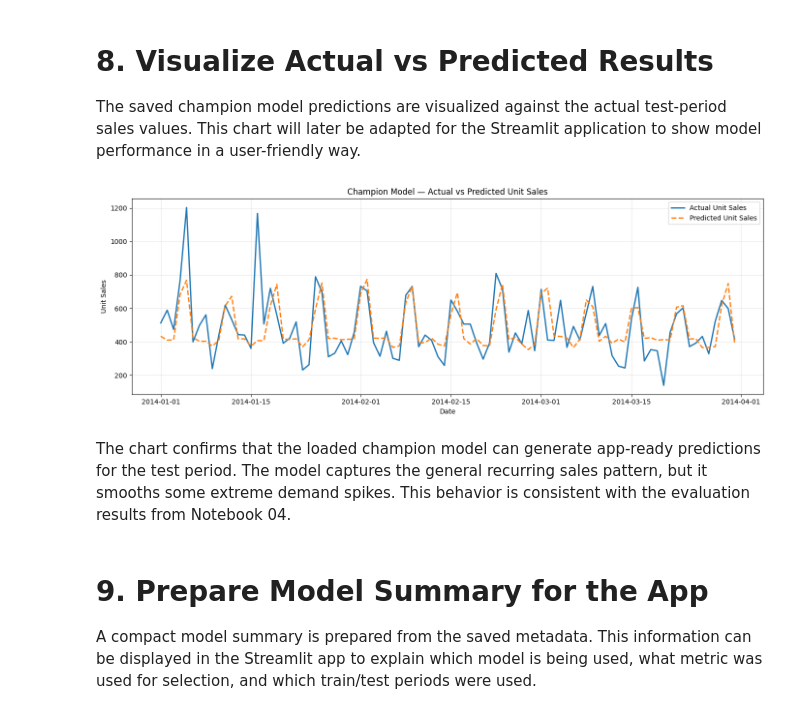
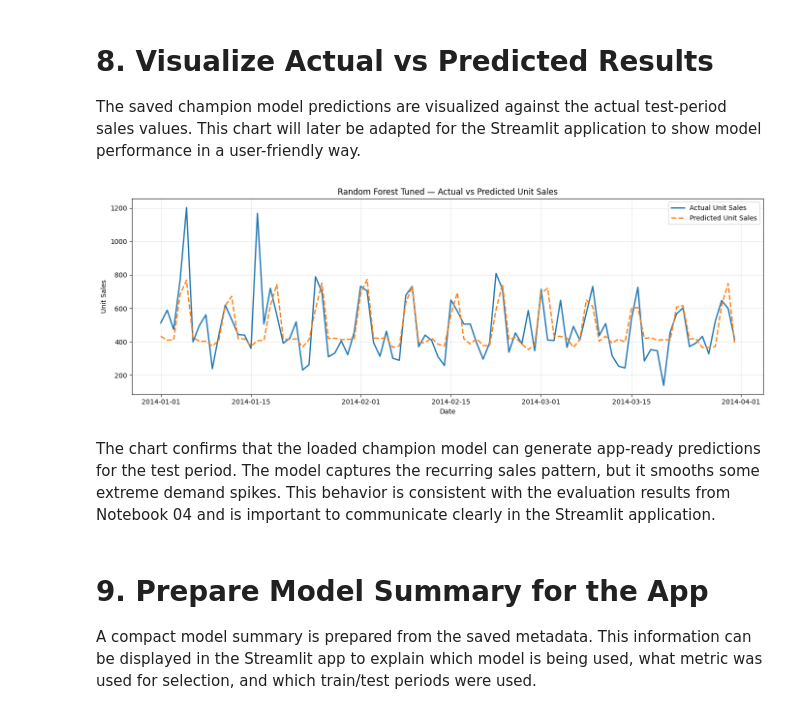
Before and after one commit to sergey-kasatov/time-series-forecasting-project, a Jupyter notebook: notebooks/05_app_test.ipynb, the cells around one changed output. Drawn from its saved outputs; the diff is of its cells as text; code cells hidden in the pictures.

```diff
--- a/notebooks/05_app_test.ipynb
+++ b/notebooks/05_app_test.ipynb
@@ -37,20 +37,27 @@ The saved model files are stored in the project-level `models` folder, and the p
 # %%
 # Define project paths
 
-PROJECT_ROOT = os.path.abspath(os.getcwd())
+from pathlib import Path
 
-DATA_DIR = os.path.join(PROJECT_ROOT, "data")
-PROCESSED_DATA_DIR = os.path.join(DATA_DIR, "processed")
-MODELS_DIR = os.path.join(PROJECT_ROOT, "models")
+current_path = Path.cwd().resolve()
 
-CHAMPION_MODEL_PATH = os.path.join(MODELS_DIR, "champion_model_random_forest.pkl")
-FEATURE_COLUMNS_PATH = os.path.join(MODELS_DIR, "feature_columns.json")
-METADATA_PATH = os.path.join(MODELS_DIR, "champion_model_metadata.json")
-TEST_PREDICTIONS_PATH = os.path.join(MODELS_DIR, "champion_model_test_predictions.csv")
+if current_path.name == "notebooks":
+    PROJECT_ROOT = current_path.parent
+else:
+    PROJECT_ROOT = current_path
 
-FEATURE_DATA_PATH = os.path.join(PROCESSED_DATA_DIR, "feature_engineered_timeseries.csv")
+DATA_DIR = PROJECT_ROOT / "data"
+PROCESSED_DATA_DIR = DATA_DIR / "processed"
+MODELS_DIR = PROJECT_ROOT / "models"
 
-print("Current working directory:", os.getcwd())
+CHAMPION_MODEL_PATH = MODELS_DIR / "champion_model_random_forest.pkl"
+FEATURE_COLUMNS_PATH = MODELS_DIR / "feature_columns.json"
+METADATA_PATH = MODELS_DIR / "champion_model_metadata.json"
+TEST_PREDICTIONS_PATH = MODELS_DIR / "champion_model_test_predictions.csv"
+
+FEATURE_DATA_PATH = PROCESSED_DATA_DIR / "feature_engineered_timeseries.csv"
+
+print("Current working directory:", current_path)
 print("Project root:", PROJECT_ROOT)
 print("Models directory:", MODELS_DIR)
 print("Processed data directory:", PROCESSED_DATA_DIR)
@@ -298,6 +357,16 @@ def generate_predictions(input_df, model, feature_cols):
     pandas.DataFrame
         Dataframe with date, actual values if available, and predicted unit sales.
     """
+    required_base_cols = ["date"]
+
+    missing_base_cols = [
+        col for col in required_base_cols
+        if col not in input_df.columns
+    ]
+
+    if missing_base_cols:
+        raise ValueError(f"Missing required base columns: {missing_base_cols}")
+
     missing_cols = [
         col for col in feature_cols
         if col not in input_df.columns
@@ -351,35 +441,35 @@ This chart will later be adapted for the Streamlit application to show model per
 # %%
 # Plot actual vs predicted unit sales for the test period
 
 plt.figure(figsize=(14, 5))
 
 plt.plot(
     function_test_predictions_df["date"],
     function_test_predictions_df["actual_unit_sales"],
     label="Actual Unit Sales",
     linewidth=2
 )
 
 plt.plot(
     function_test_predictions_df["date"],
     function_test_predictions_df["predicted_unit_sales"],
     label="Predicted Unit Sales",
     linewidth=2,
     linestyle="--"
 )
 
-plt.title("Champion Model — Actual vs Predicted Unit Sales")
+plt.title(f"{champion_metadata['champion_model_name']} — Actual vs Predicted Unit Sales")
 plt.xlabel("Date")
 plt.ylabel("Unit Sales")
 plt.legend()
 plt.grid(True, alpha=0.3)
 plt.tight_layout()
 plt.show()
 # %% [output]
-[figure, old version]
+[figure, new version]
 # %% [markdown]
-The chart confirms that the loaded champion model can generate app-ready predictions for the test period.
-The model captures the general recurring sales pattern, but it smooths some extreme demand spikes. This behavior is consistent with the evaluation results from Notebook 04.
+The chart confirms that the loaded champion model can generate app-ready predictions for the test period. The model captures the recurring sales pattern, but it smooths some extreme demand spikes.
+This behavior is consistent with the evaluation results from Notebook 04 and is important to communicate clearly in the Streamlit application.
 # %% [markdown]
 # 9. Prepare Model Summary for the App
 
```
Also changed, not shown: parts of 16 cells of this notebook, 1 other file.
